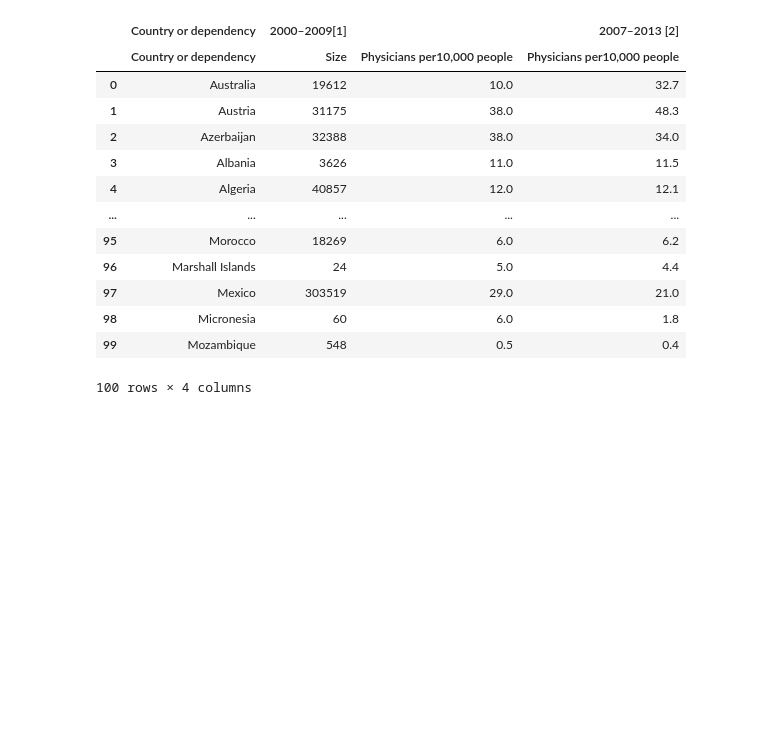
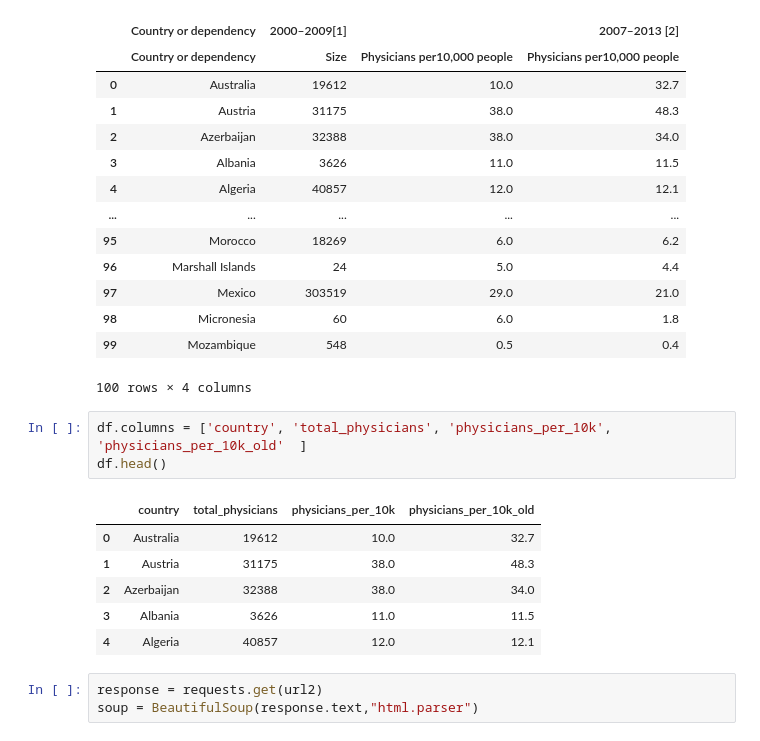
Before and after one commit to burakarslan/DSbootcamp-Project2, a Jupyter notebook: Web Scraping.ipynb, the cells around one changed output. Saved outputs shown, nothing was run; the diff lists cells and outputs as text; blank space fills up the shorter version.

```diff
--- a/Web Scraping.ipynb
+++ b/Web Scraping.ipynb
@@ -75,3 +75,16 @@ df.head(100)
 | 98 | Micronesia | 60 | 6.0 | 1.8 |
 | 99 | Mozambique | 548 | 0.5 | 0.4 |
 100 rows × 4 columns
+# %%
+df.columns = ['country', 'total_physicians', 'physicians_per_10k', 'physicians_per_10k_old'  ]
+df.head()
+# %% [output]
+|  | country | total_physicians | physicians_per_10k | physicians_per_10k_old |
+| 0 | Australia | 19612 | 10.0 | 32.7 |
+| 1 | Austria | 31175 | 38.0 | 48.3 |
+| 2 | Azerbaijan | 32388 | 38.0 | 34.0 |
+| 3 | Albania | 3626 | 11.0 | 11.5 |
+| 4 | Algeria | 40857 | 12.0 | 12.1 |
+# %%
+response = requests.get(url2)
+soup = BeautifulSoup(response.text,"html.parser")
```
Also changed, not shown: parts of 1 cell of this notebook, 5 other files.
